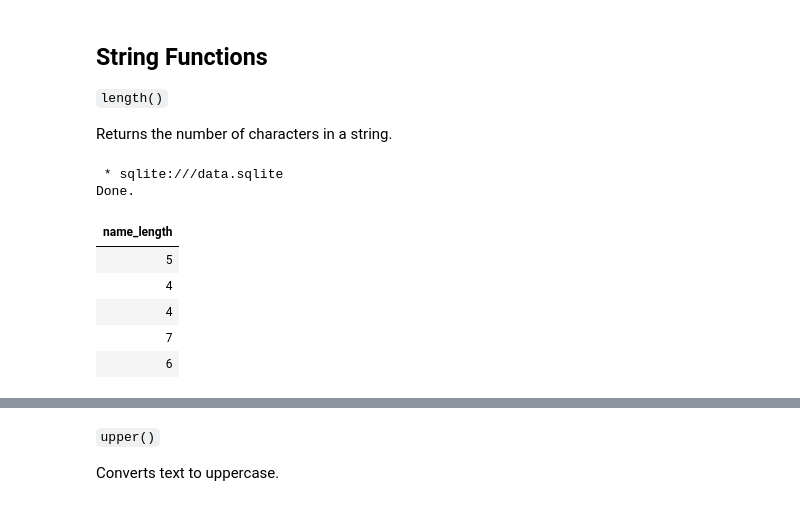
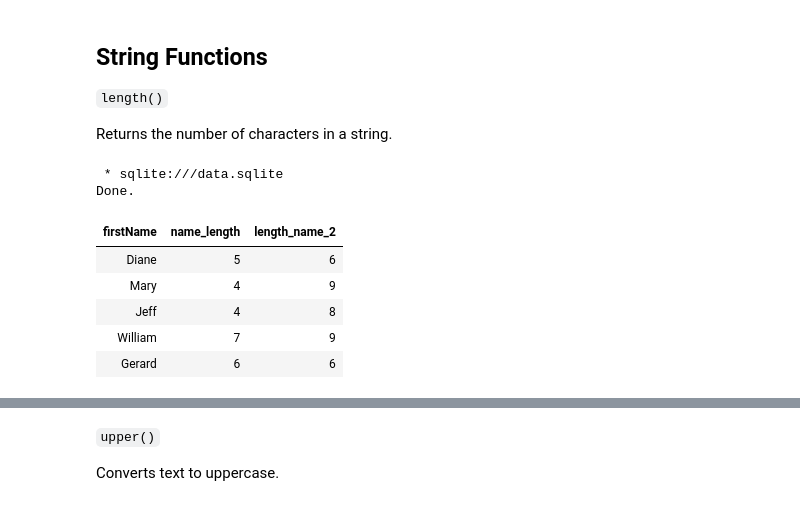
Before and after one commit to karusamuel/intro_to_sql, a Jupyter notebook: index.ipynb, the cells around one changed output, grey strips where cells are left out. Saved outputs shown, nothing was run; the diff lists cells and outputs as text; code cells hidden in the pictures.

```diff
--- a/index.ipynb
+++ b/index.ipynb
@@ -463,14 +463,14 @@ SQL includes built-in functions for:
 Returns the number of characters in a string.
 # %%
 %%sql
-SELECT length(firstName) AS name_length
+SELECT firstName,length(firstName) AS name_length,length(lastName) AS length_name_2,
 FROM employees LIMIT 5;
 # %% [output]
  * sqlite:///data.sqlite
 Done.
-| name_length |
-| 5 |
-| 4 |
-| 4 |
-| 7 |
-| 6 |
+| firstName | name_length | length_name_2 |
+| Diane | 5 | 6 |
+| Mary | 4 | 9 |
+| Jeff | 4 | 8 |
+| William | 7 | 9 |
+| Gerard | 6 | 6 |
```
Also changed, not shown: parts of 5 cells of this notebook, 1 other file.
